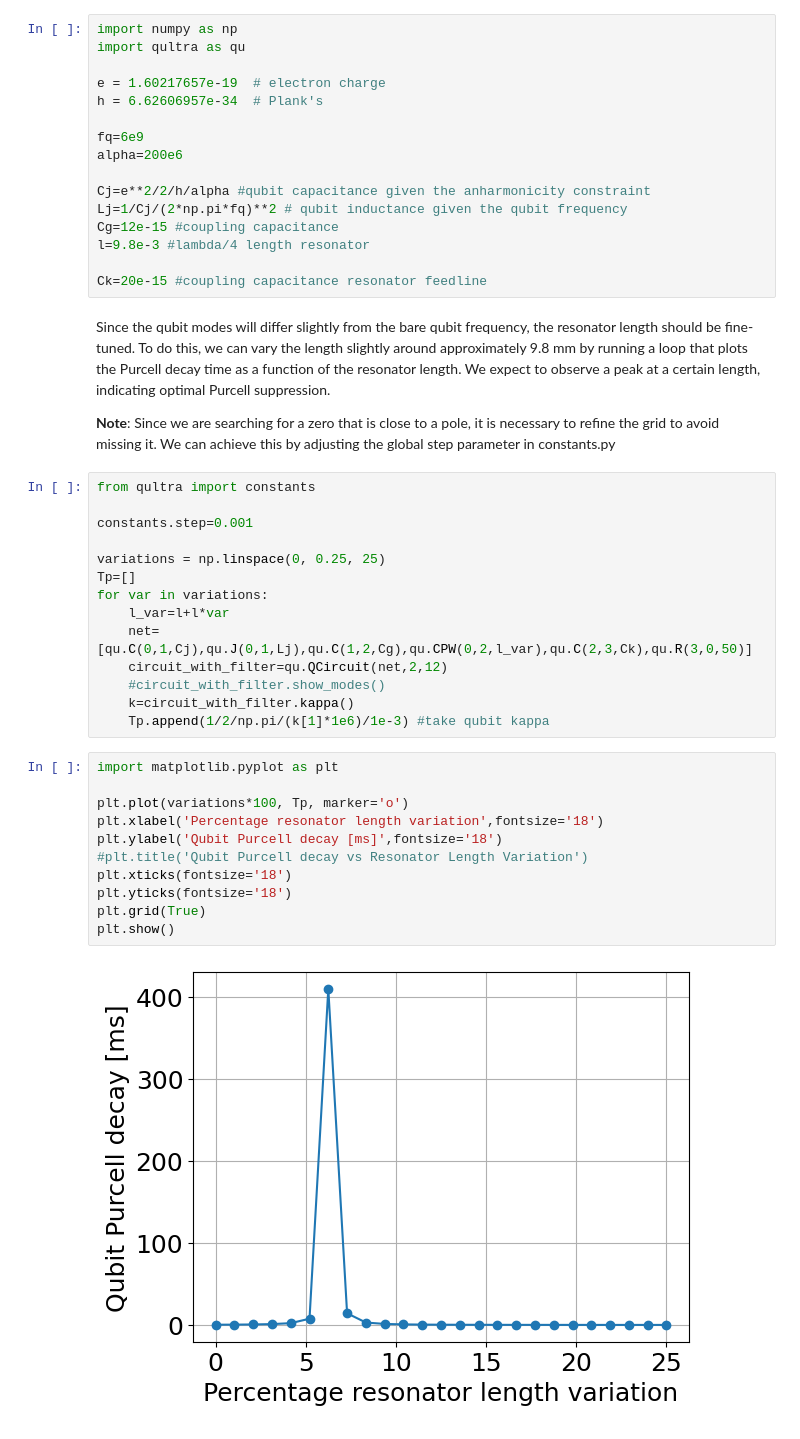
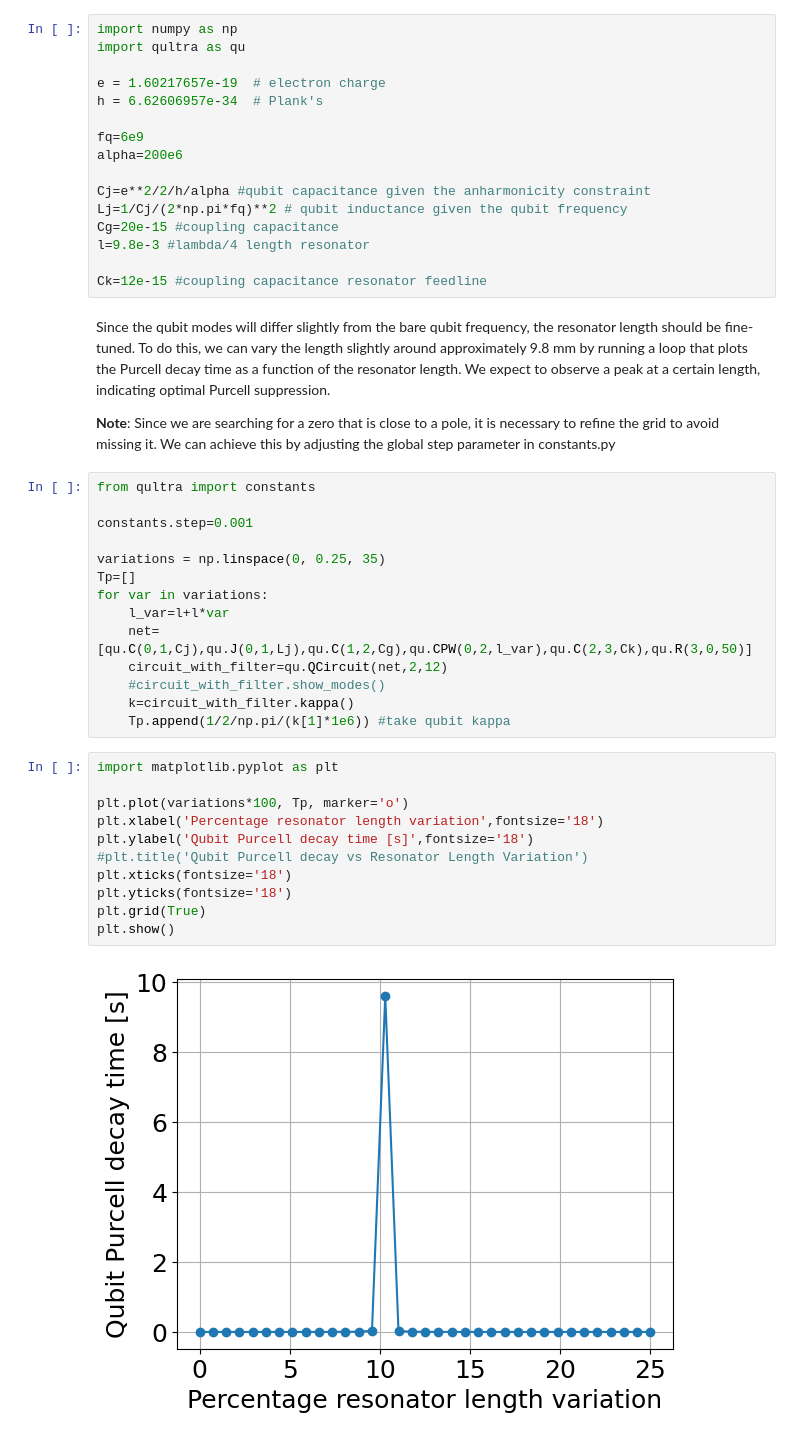
Before and after one commit to SimonaZaccaria/QuLTRA, a Jupyter notebook: tutorial/Exploiting_higher_modes.ipynb, the cells around one changed output. Cells and saved outputs as stored; diff of their text form.

```diff
--- a/tutorial/Exploiting_higher_modes.ipynb
+++ b/tutorial/Exploiting_higher_modes.ipynb
@@ -16,10 +16,10 @@ alpha=200e6
 
 Cj=e**2/2/h/alpha #qubit capacitance given the anharmonicity constraint
 Lj=1/Cj/(2*np.pi*fq)**2 # qubit inductance given the qubit frequency
-Cg=12e-15 #coupling capacitance
+Cg=20e-15 #coupling capacitance
 l=9.8e-3 #lambda/4 length resonator
 
-Ck=20e-15 #coupling capacitance resonator feedline
+Ck=12e-15 #coupling capacitance resonator feedline
 # %% [markdown]
 Since the qubit modes will differ slightly from the bare qubit frequency, the resonator length should be fine-tuned. To do this, we can vary the length slightly around approximately 9.8 mm by running a loop that plots the Purcell decay time as a function of the resonator length. We expect to observe a peak at a certain length, indicating optimal Purcell suppression.
 
@@ -29,7 +29,7 @@ from qultra import constants
 
 constants.step=0.001
 
-variations = np.linspace(0, 0.25, 25)
+variations = np.linspace(0, 0.25, 35)
 Tp=[]
 for var in variations:
     l_var=l+l*var
@@ -37,20 +37,20 @@ for var in variations:
     circuit_with_filter=qu.QCircuit(net,2,12)
     #circuit_with_filter.show_modes()
     k=circuit_with_filter.kappa()
-    Tp.append(1/2/np.pi/(k[1]*1e6)/1e-3) #take qubit kappa
+    Tp.append(1/2/np.pi/(k[1]*1e6)) #take qubit kappa
 # %%
 import matplotlib.pyplot as plt
 
 plt.plot(variations*100, Tp, marker='o')
 plt.xlabel('Percentage resonator length variation',fontsize='18')
-plt.ylabel('Qubit Purcell decay [ms]',fontsize='18')
+plt.ylabel('Qubit Purcell decay time [s]',fontsize='18')
 #plt.title('Qubit Purcell decay vs Resonator Length Variation')
 plt.xticks(fontsize='18')
 plt.yticks(fontsize='18')
 plt.grid(True)
 plt.show()
 # %% [output]
-[figure, old version]
+[figure, new version]
 # %%
 i=np.argmax(np.array(Tp))
 l_final=l+l*variations[i]
```
Also changed, not shown: parts of 1 cell of this notebook.
